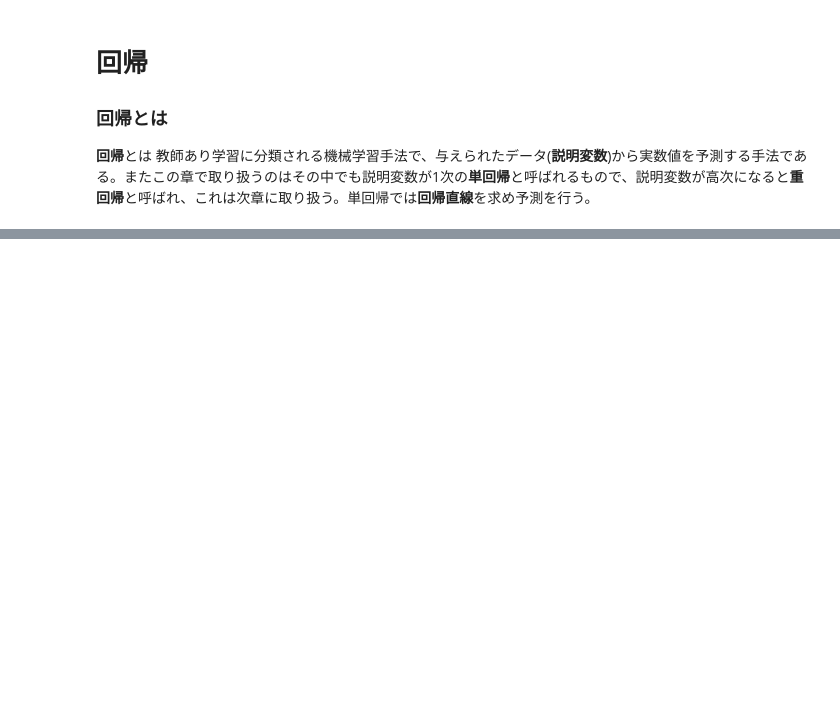
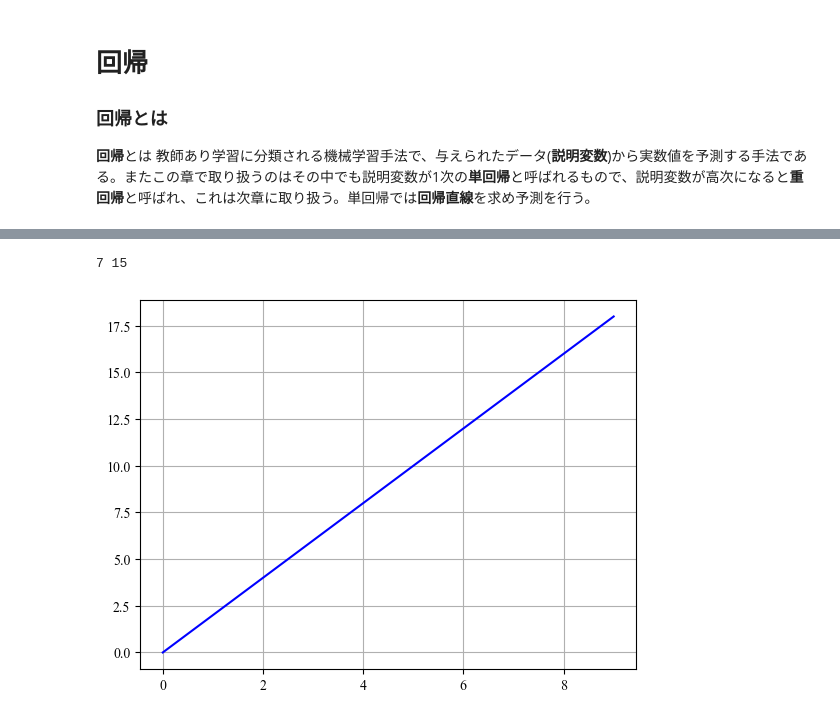
Before and after one commit to aice-ice/Senior-project, a Jupyter notebook: test.ipynb, the cells around one changed output, grey strips where cells are left out. Saved outputs shown, nothing was run; the diff lists cells and outputs as text; code cells hidden in the pictures; blank space fills up the shorter version.

```diff
--- a/test.ipynb
+++ b/test.ipynb
@@ -37 +41,18 @@ plt.show()
+# %%
+xdata = list(range(10))
+ydata = [_ * 2 for _ in xdata]
+
+plt.plot(xdata, ydata, "b")
+ymin = min(2 * data[0, 0] - 1, data[0, 1])
+ymax = max(2 * data[0, 0] - 1, data[0, 1])
+
+print(ymin, ymax)
+# plt.axvline(x=data[0, 0], ymin=ymin, ymax=ymax)
+
+
+plt.grid()
+plt.show()
+# %% [output]
+7 15
+[figure, added]
 # %% [markdown]
```
Also changed, not shown: parts of 6 cells of this notebook, 3 other files.
